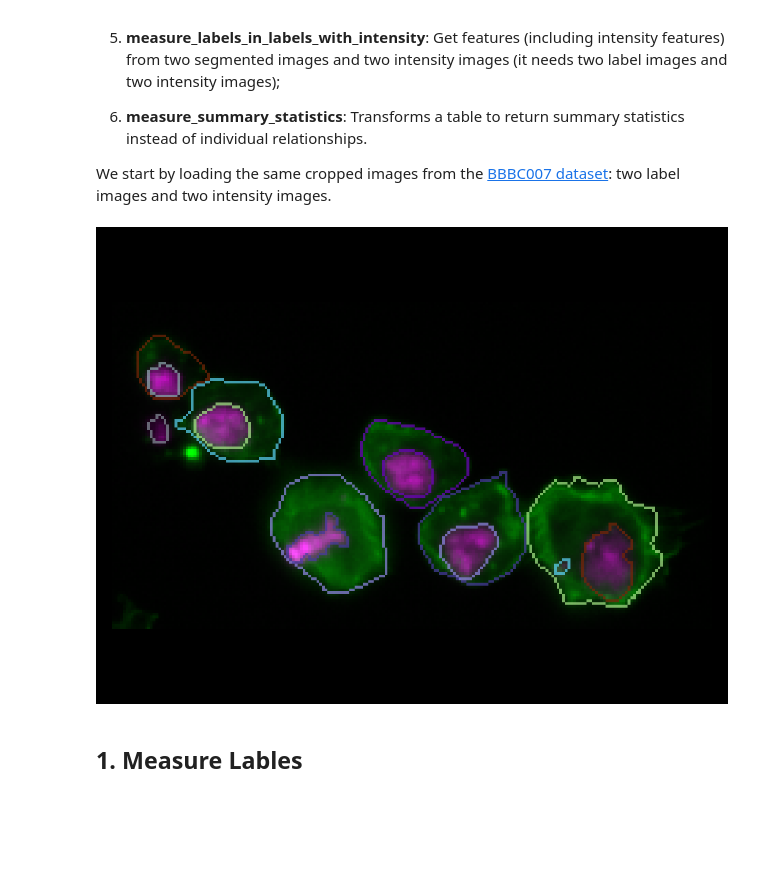
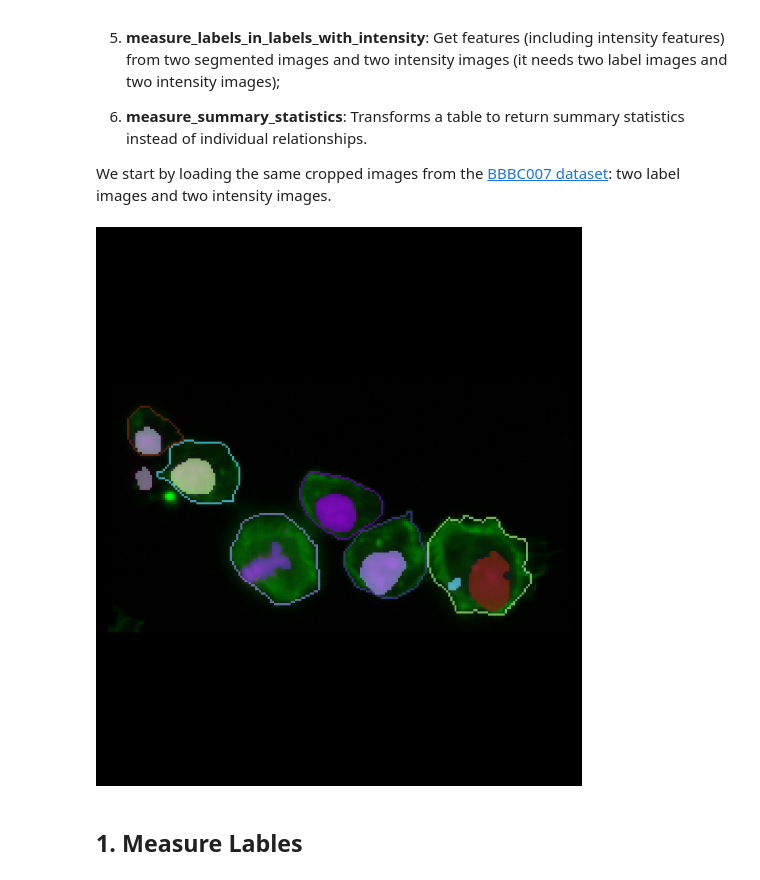
Before and after one commit to haesleinhuepf/napari-skimage-regionprops, a Jupyter notebook: demo/napari_regionprops_map_channels_functions.ipynb, the cells around one changed output. Cells and saved outputs as stored; diff of their text form; code cells hidden in the pictures; blank space fills up the shorter version.

```diff
--- a/demo/napari_regionprops_map_channels_functions.ipynb
+++ b/demo/napari_regionprops_map_channels_functions.ipynb
@@ -35,16 +35,14 @@ dna_labels = io.imread('../data/dna_labels.tif')
 # %%
 viewer = napari.Viewer()
 # %%
-viewer.add_image(image_channel1, name = 'dna', colormap='green')
+viewer.add_image(image_channel1, name = 'cell', colormap='green')
 viewer.add_image(image_channel2, name = 'dna', colormap='magenta', blending='additive')
 cell_labels_layer = viewer.add_labels(cell_labels)
 cell_labels_layer.contour = 1
 dna_labels_layer = viewer.add_labels(dna_labels)
-dna_labels_layer.contour = 1
-# viewer.grid.enabled = True
 nbscreenshot(viewer, canvas_only=True)
 # %% [output]
-[figure, old version]
+[figure, new version]
 # %% [markdown]
 ## 1. Measure Lables
 # %% [markdown]
```
Also changed, not shown: parts of 6 cells of this notebook, 5 other files.
